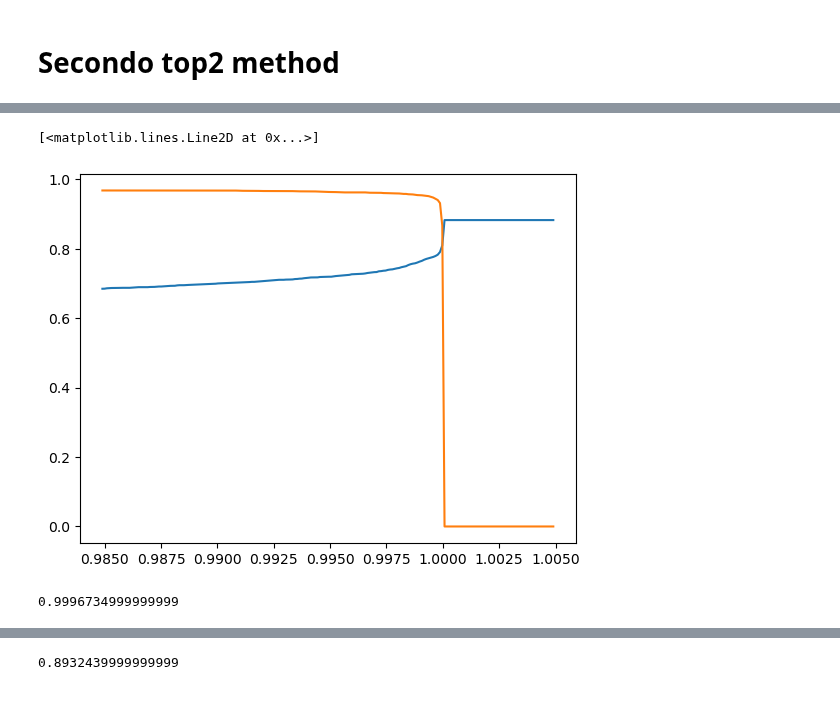
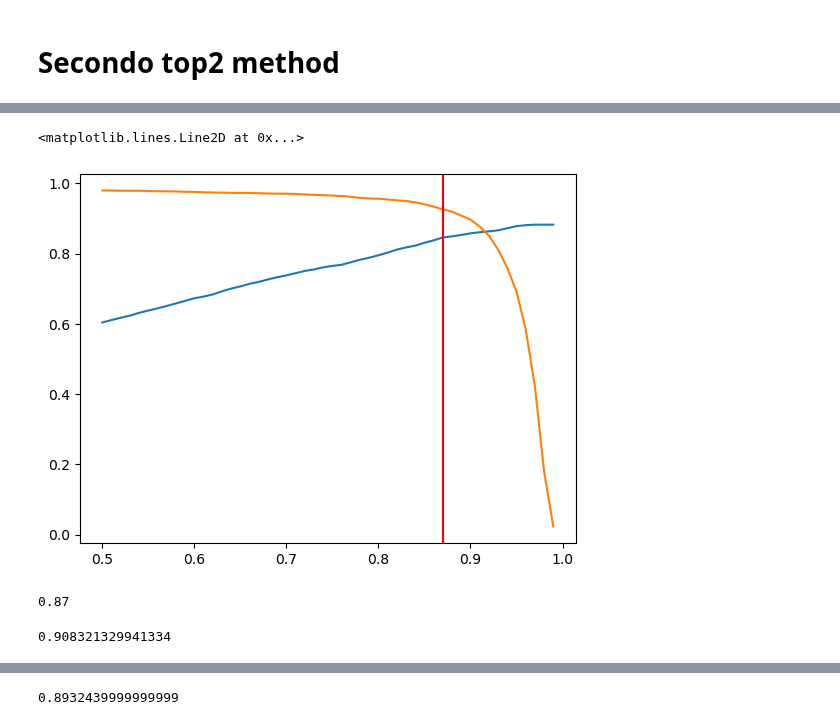
Before and after one commit to matteodegobbi/InsectClassification, a Jupyter notebook: alternative_output_selection_newdataset.ipynb, the cells around one changed output, grey strips where cells are left out. Cells and saved outputs as stored; diff of their text form; code cells hidden in the pictures.

```diff
--- a/alternative_output_selection_newdataset.ipynb
+++ b/alternative_output_selection_newdataset.ipynb
@@ -171,6 +160,7 @@ if is_train_val:
     complete_val_features = complete_test_features
     image_train_labels = torch.cat((image_train_labels,image_val_labels),dim=0)
     image_val_labels = image_test_labels
+    described_species_labels = described_species_trainval
 
 scaler = StandardScaler()
 
@@ -318,7 +308,9 @@ Epoch [12/200], train_loss: -1.3255,  train_score: 0.3878,val_loss: -0.1597,  va
 # %%
 with torch.no_grad():
     model.eval()
-    val_predicted_probs,val_predicted_probs_genus = model(d_val.data.cuda())
+    val_predicted_probs,val_predicted_probs_genus = (model(d_val.data.cuda(),temperature=3))
+    val_predicted_probs = torch.exp(val_predicted_probs)
+    val_predicted_probs_genus = torch.exp(val_predicted_probs_genus)
 val_predicted_probs = val_predicted_probs.cpu()
 val_predicted_probs_genus = val_predicted_probs_genus.cpu()
 # %%
@@ -358,9 +346,9 @@ fprs = []
 correct_genus_rate = []
 correct_species_rate = []
 thresholds = []
-possible_thresholds = [x / 10000 for x in range(9800, 10000, 1)]
+possible_thresholds = [x / 10000 for x in range(5000, 10000, 100)]
 for t in possible_thresholds:#ATTENZIONE QUA E' DIVERSO
-    t = t * 1.005
+    #t = t * 1.005
     thresholds.append(t)
     #print(val_predicted_probs.shape)
     n_undescribed_samples = 0
@@ -426,0 +419,8 @@ for index in range(0,len(correct_genus_rate),1):
+# %%
+numerator = [2*a*b for a,b in zip(correct_genus_rate,correct_species_rate)]
+denominator = [a+b for a,b in zip(correct_genus_rate,correct_species_rate)]
+harmonic_mean = [a/b for a,b in zip(numerator,denominator)]
+plt.plot(thresholds,harmonic_mean)
+print("Best harmonic mean",max(harmonic_mean))
+print("Best threshold",thresholds[harmonic_mean.index(max(harmonic_mean))])
+plt.axvline(x=thresholds[harmonic_mean.index(max(harmonic_mean))],c='red')
@@ -427,13 +432,18 @@ for index in range(0,len(correct_genus_rate),1):
 # %%
-plt.plot(thresholds,correct_genus_rate[-200:])
-plt.plot(thresholds,correct_species_rate[-200:])
+plt.plot(thresholds,correct_genus_rate[:])
+plt.plot(thresholds,correct_species_rate[:])
+plt.axvline(x=thresholds[harmonic_mean.index(max(harmonic_mean))],c='red')
 # %% [output]
-[<matplotlib.lines.Line2D at 0x...>]
+<matplotlib.lines.Line2D at 0x...>
-[figure, old version]
+[figure, new version]
 # %%
-thresholds[147]
+thresholds[37]
 # %% [output]
-0.9996734999999999
+0.87
+# %%
+harmonic_mean[39]
+# %% [output]
+0.908321329941334
 # %%
 plt.plot(thresholds[-100:], correct_genus_rate[-100:], "-b", label="Genus correct rate")
 plt.plot(thresholds[-100:], correct_species_rate[-100:], "-r", label="Species correct rate")
```
Also changed, not shown: parts of 18 cells of this notebook, 4 other files.
